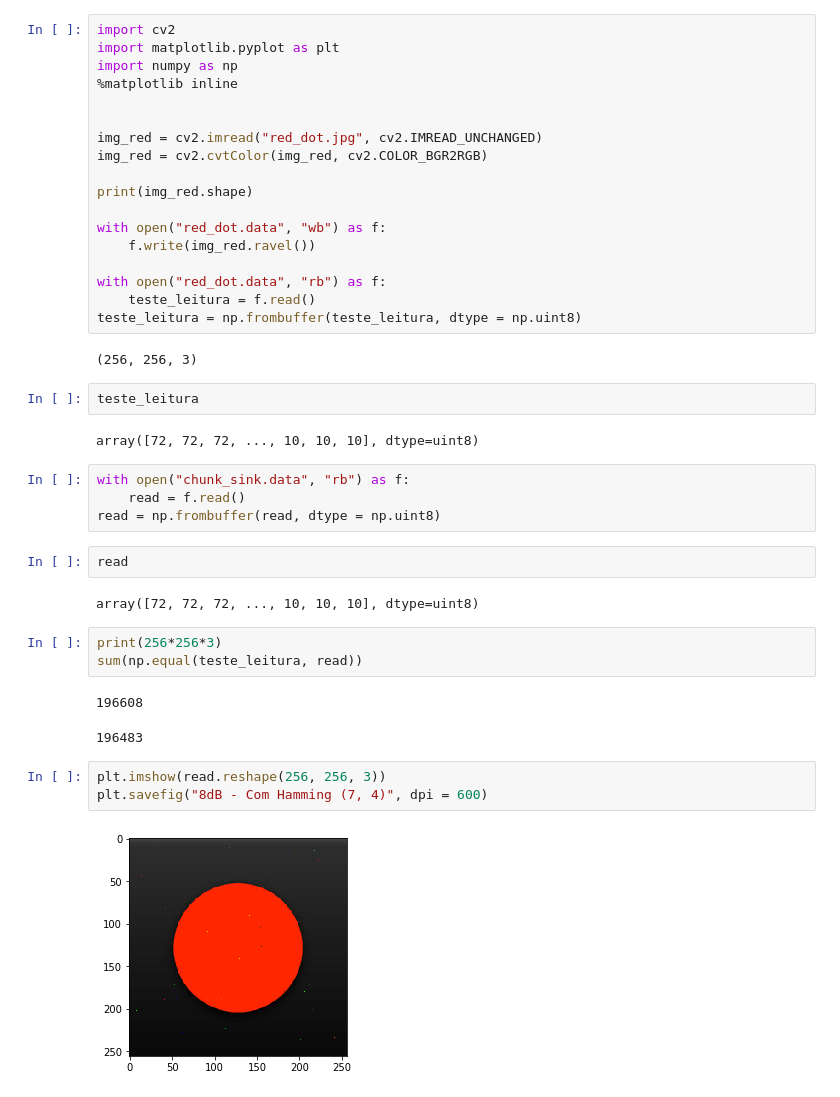
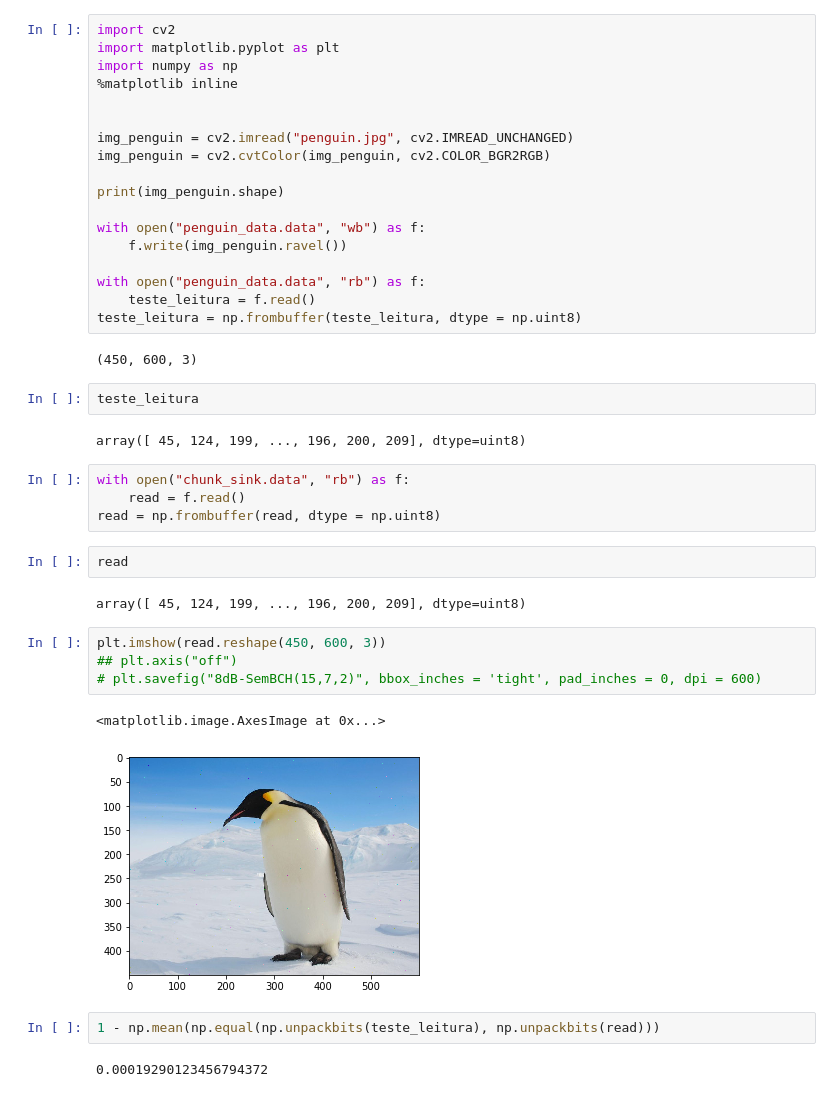
Before and after one commit to rafaelmcam/gr-ITpp, a Jupyter notebook: examples/Simulação BPSK/Transmissão RedDot Usando Chunks/Chunks.ipynb, the cells around one changed output. Saved outputs shown, nothing was run; the diff lists cells and outputs as text.

Commit message:
Chunks coded images simulations.

```diff
--- a/examples/Simulação BPSK/Transmissão RedDot Usando Chunks/Chunks.ipynb
+++ b/examples/Simulação BPSK/Transmissão RedDot Usando Chunks/Chunks.ipynb
@@ -5,23 +5,23 @@ import numpy as np
 %matplotlib inline
 
 
-img_red = cv2.imread("red_dot.jpg", cv2.IMREAD_UNCHANGED)
-img_red = cv2.cvtColor(img_red, cv2.COLOR_BGR2RGB)
+img_penguin = cv2.imread("penguin.jpg", cv2.IMREAD_UNCHANGED)
+img_penguin = cv2.cvtColor(img_penguin, cv2.COLOR_BGR2RGB)
 
-print(img_red.shape)
+print(img_penguin.shape)
 
-with open("red_dot.data", "wb") as f:
-    f.write(img_red.ravel())
+with open("penguin_data.data", "wb") as f:
+    f.write(img_penguin.ravel())
 
-with open("red_dot.data", "rb") as f:
+with open("penguin_data.data", "rb") as f:
     teste_leitura = f.read()
 teste_leitura = np.frombuffer(teste_leitura, dtype = np.uint8)
 # %% [output]
-(256, 256, 3)
+(450, 600, 3)
 # %%
 teste_leitura
 # %% [output]
-array([72, 72, 72, ..., 10, 10, 10], dtype=uint8)
+array([ 45, 124, 199, ..., 196, 200, 209], dtype=uint8)
 # %%
 with open("chunk_sink.data", "rb") as f:
     read = f.read()
@@ -29,15 +29,15 @@ read = np.frombuffer(read, dtype = np.uint8)
 # %%
 read
 # %% [output]
-array([72, 72, 72, ..., 10, 10, 10], dtype=uint8)
+array([ 45, 124, 199, ..., 196, 200, 209], dtype=uint8)
-# %%
-print(256*256*3)
-sum(np.equal(teste_leitura, read))
-# %% [output]
-196608
-196483
 # %%
-plt.imshow(read.reshape(256, 256, 3))
-plt.savefig("8dB - Com Hamming (7, 4)", dpi = 600)
+plt.imshow(read.reshape(450, 600, 3))
+## plt.axis("off")
+# plt.savefig("8dB-SemBCH(15,7,2)", bbox_inches = 'tight', pad_inches = 0, dpi = 600)
 # %% [output]
+<matplotlib.image.AxesImage at 0x...>
-[figure, old version]
+[figure, new version]
+# %%
+1 - np.mean(np.equal(np.unpackbits(teste_leitura), np.unpackbits(read)))
+# %% [output]
+0.00019290123456794372
```
Also changed, not shown: 17 other files.
